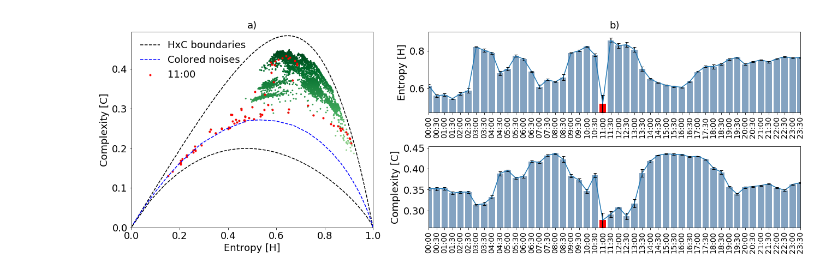
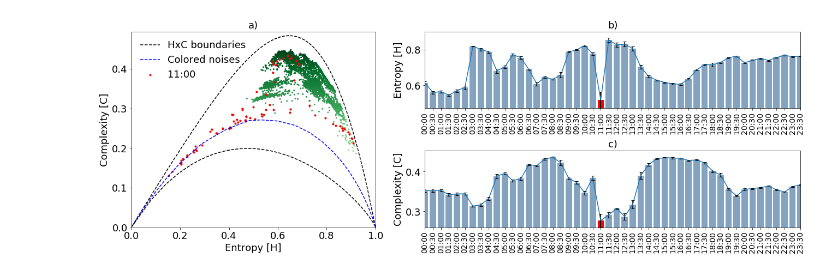
Before and after one commit to juancolonna/EGCI, a Jupyter notebook: Fig9.ipynb, the cells around one changed output. Drawn from its saved outputs; the diff is of its cells as text; code cells hidden in the pictures.

```diff
--- a/Fig9.ipynb
+++ b/Fig9.ipynb
@@ -65,31 +65,34 @@ plt.title('a)')
 ax1.scatter(df['H'], df['C'], marker='.', s=15, c=df['C'], label = '',
             norm=plt.Normalize(vmax=np.max(base['C']), vmin=np.min(base['C'])-0.1),
             cmap = 'Greens') # seismic # viridis # plasma # jet # PuBu # YlOrRd # Blues
 
 ax1.scatter(H1, C1, marker='.', s=35, c='r', label = '11:00') # seismic # viridis # plasma # jet # PuBu # YlOrRd # Blues
 plt.legend(loc = 'upper left', frameon=False)
 
 rain_bar = 22
 
 ax2 = fig.add_subplot(gs[0, 1])
 ax2.plot(H_mu)
 ax2.bar(np.arange(len(H_mu)), H_mu, width=0.8, yerr=H_CI, capsize=3, tick_label = t, color=(0.2, 0.4, 0.6, 0.6))
 ax2.bar(rain_bar, H_mu[rain_bar], width=0.8, yerr=H_CI[rain_bar], capsize=3, color='red')
 plt.xlim([0, 47])
 plt.ylim([np.min(H_mu)-np.max(H_CI),np.max(H_mu)+np.max(H_CI)])
 plt.ylabel('Entropy [H]')
 plt.xticks(rotation=90, fontsize=14)
 plt.title('b)')
 
 ax3 = fig.add_subplot(gs[1, 1])
 ax3.plot(C_mu)
 ax3.bar(np.arange(len(C_mu)), C_mu, width=0.8, yerr=C_CI, capsize=3, tick_label = t, color=(0.2, 0.4, 0.6, 0.6))
 ax3.bar(rain_bar, C_mu[rain_bar], width=0.8, yerr=C_CI[rain_bar], capsize=3, color='red')
 plt.xlim([0, 47])
 plt.ylim([np.min(C_mu)-np.max(C_CI),np.max(C_mu)+np.max(C_CI)])
 plt.ylabel('Complexity [C]')
 plt.xticks(rotation=90, fontsize=14)
+plt.title('c)')
+
+# plt.savefig('../figures/Fig9.eps', format="eps", bbox_inches='tight')
 
 plt.show()
 # %% [output]
-[figure, old version]
+[figure, new version]
```
Also changed, not shown: 1 other file.
